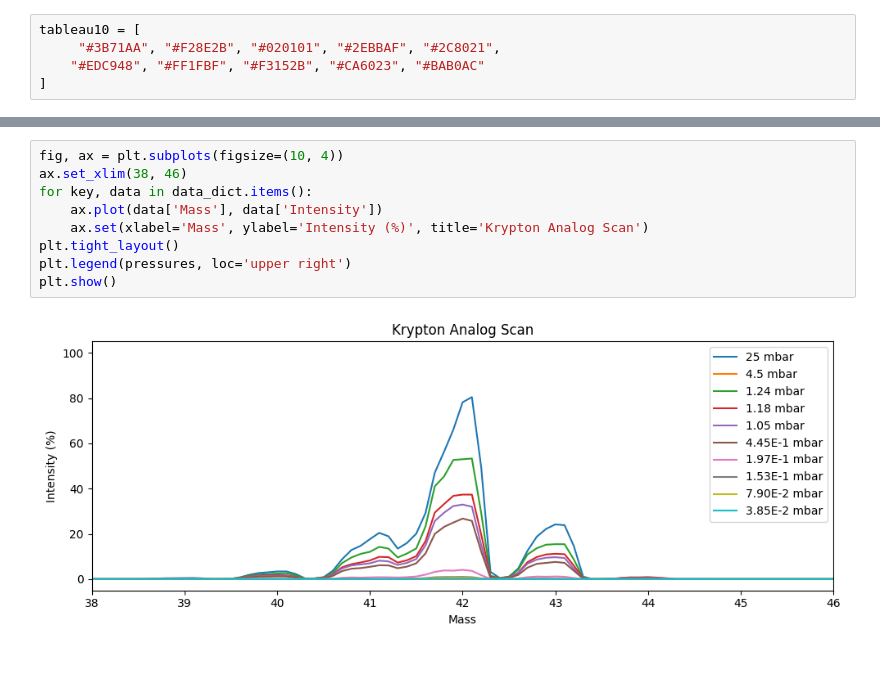
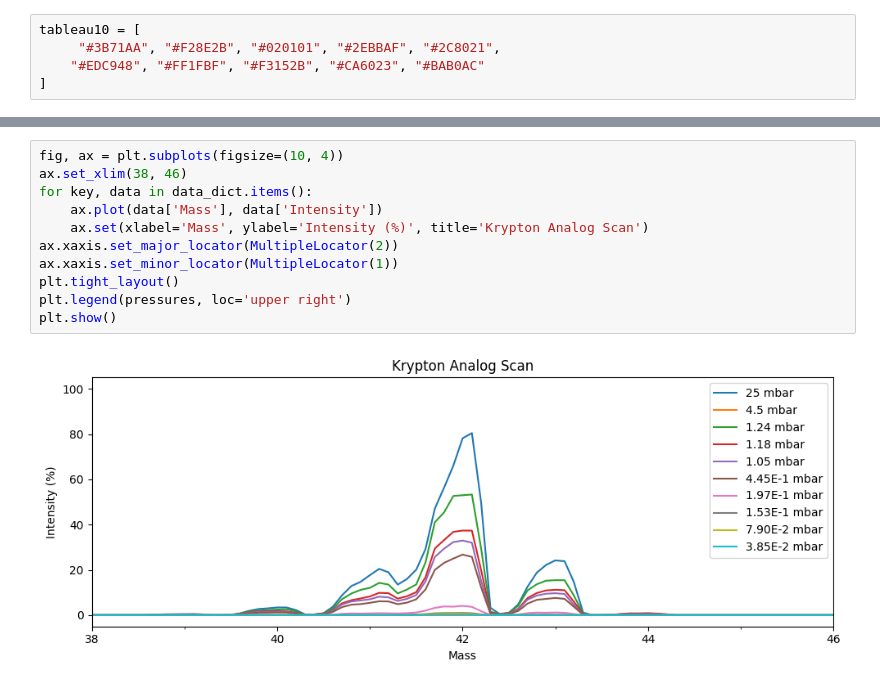
Before and after one commit to kearb-stomp/AdvLabs, a Jupyter notebook: Lab 3/Task 1.ipynb, the cells around one changed output, grey strips where cells are left out. Drawn from its saved outputs; the diff is of its cells as text.

```diff
--- a/Lab 3/Task 1.ipynb
+++ b/Lab 3/Task 1.ipynb
@@ -125,11 +130,13 @@ plt.show()
 # %%
 fig, ax = plt.subplots(figsize=(10, 4))
 ax.set_xlim(38, 46)
 for key, data in data_dict.items():
     ax.plot(data['Mass'], data['Intensity'])
     ax.set(xlabel='Mass', ylabel='Intensity (%)', title='Krypton Analog Scan')
+ax.xaxis.set_major_locator(MultipleLocator(2))
+ax.xaxis.set_minor_locator(MultipleLocator(1))
 plt.tight_layout()
 plt.legend(pressures, loc='upper right')
 plt.show()
 # %% [output]
-[figure, old version]
+[figure, new version]
```
Also changed, not shown: parts of 3 cells of this notebook, 2 other files.
